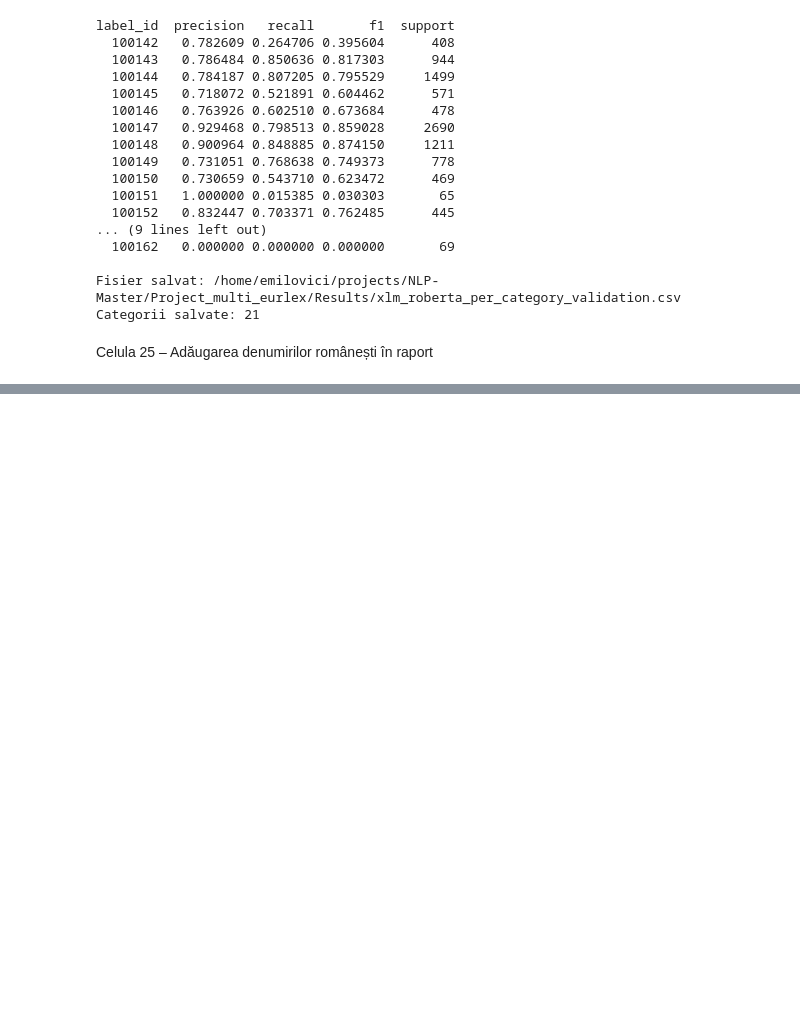
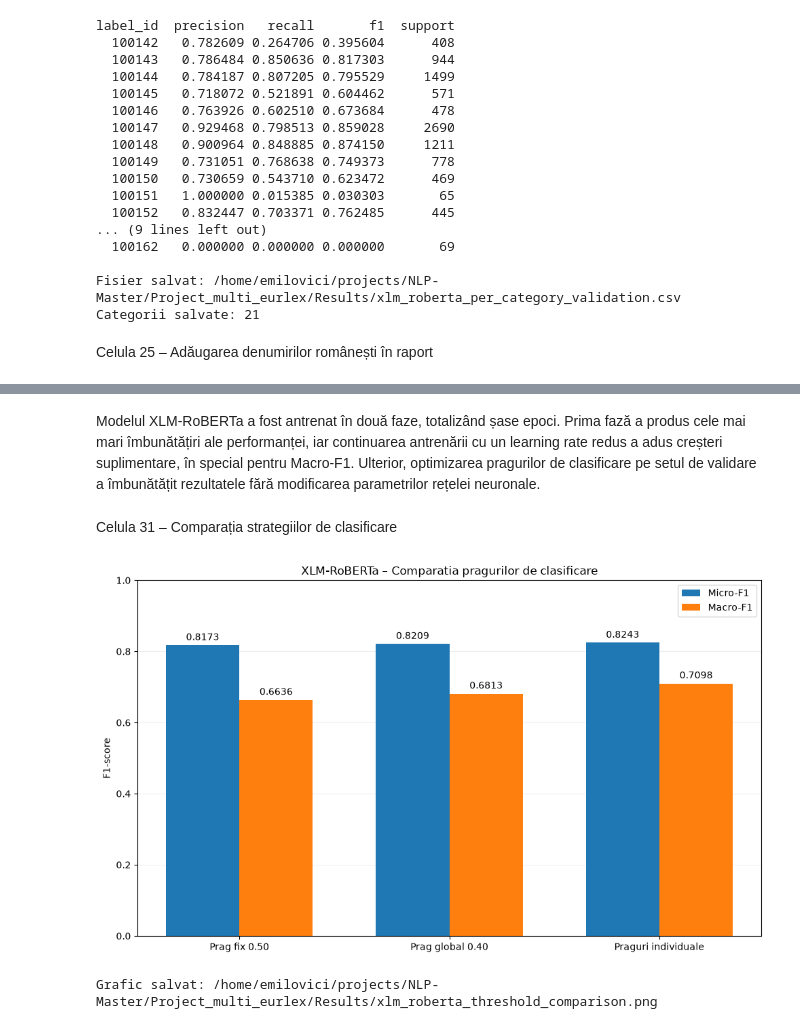
Before and after one commit to devbangi/NLP-Master, a Jupyter notebook: Project_multi_eurlex/Notebooks/02_finetuning_xlm_roberta.ipynb, the cells around one changed output, grey strips where cells are left out. Saved outputs shown, nothing was run; the diff lists cells and outputs as text; code cells hidden in the pictures; blank space fills up the shorter version.

```diff
--- a/Project_multi_eurlex/Notebooks/02_finetuning_xlm_roberta.ipynb
+++ b/Project_multi_eurlex/Notebooks/02_finetuning_xlm_roberta.ipynb
@@ -1835,0 +2160,78 @@ AttributeError: 'str' object has no attribute 'exists'
+# %% [markdown]
+Modelul XLM-RoBERTa a fost antrenat în două faze, totalizând șase epoci. Prima fază a produs cele mai mari îmbunătățiri ale performanței, iar continuarea antrenării cu un learning rate redus a adus creșteri suplimentare, în special pentru Macro-F1. Ulterior, optimizarea pragurilor de clasificare pe setul de validare a îmbunătățit rezultatele fără modificarea parametrilor rețelei neuronale.
+# %% [markdown]
+Celula 31 – Comparația strategiilor de clasificare
+# %%
+
+import matplotlib.pyplot as plt
+import numpy as np
+from pathlib import Path
+
+strategies = [
+    "Prag fix 0.50",
+    "Prag global 0.40",
+    "Praguri individuale"
+]
+
+micro_scores = [
+    f1_score(y_true, (y_prob >= 0.5).astype(int),
+             average="micro", zero_division=0),
+    f1_score(y_true, (y_prob >= 0.4).astype(int),
+             average="micro", zero_division=0),
+    micro_per_label
+]
+
+macro_scores = [
+    f1_score(y_true, (y_prob >= 0.5).astype(int),
+             average="macro", zero_division=0),
+    f1_score(y_true, (y_prob >= 0.4).astype(int),
+             average="macro", zero_division=0),
+    macro_per_label
+]
+
+x = np.arange(len(strategies))
+width = 0.35
+
+fig, ax = plt.subplots(figsize=(10, 6))
+
+bars_micro = ax.bar(
+    x - width / 2,
+    micro_scores,
+    width,
+    label="Micro-F1"
+)
+
+bars_macro = ax.bar(
+    x + width / 2,
+    macro_scores,
+    width,
+    label="Macro-F1"
+)
+
+ax.bar_label(bars_micro, fmt="%.4f", padding=3)
+ax.bar_label(bars_macro, fmt="%.4f", padding=3)
+
+ax.set_xticks(x, strategies)
+ax.set_ylim(0, 1)
+ax.set_ylabel("F1-score")
+ax.set_title(
+    "XLM-RoBERTa – Comparatia pragurilor de clasificare"
+)
+ax.legend()
+ax.grid(axis="y", alpha=0.2)
+ax.set_axisbelow(True)
+
+plt.tight_layout()
+
+output_path = (
+    Path("../Results") /
+    "xlm_roberta_threshold_comparison.png"
+)
+
+plt.savefig(output_path, dpi=300, bbox_inches="tight")
+plt.show()
+
+print("Grafic salvat:", output_path.resolve())
+# %% [output]
+[figure, added]
+Grafic salvat: /home/emilovici/projects/NLP-Master/Project_multi_eurlex/Results/xlm_roberta_threshold_comparison.png
```
Also changed, not shown: parts of 8 cells of this notebook, 1 other file.
